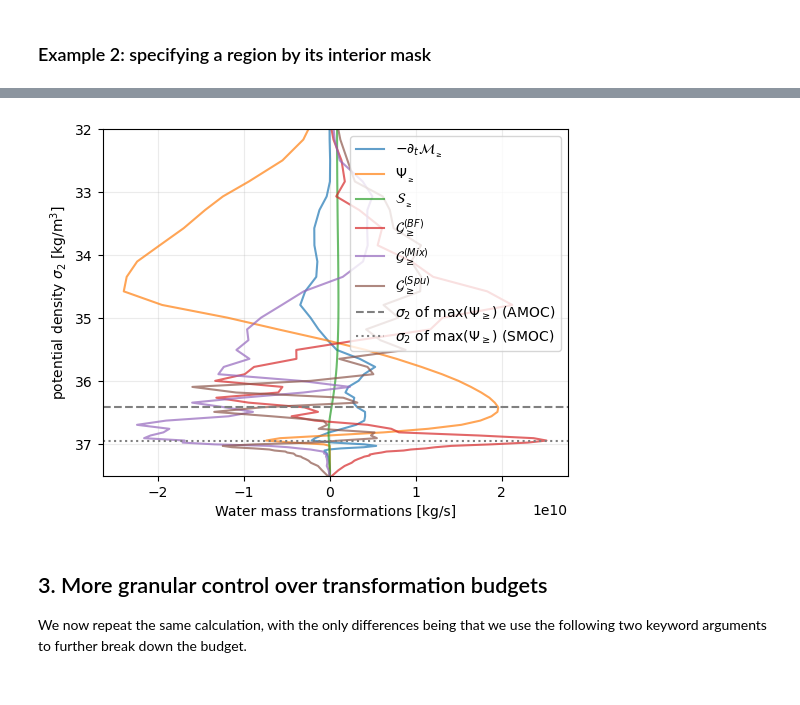
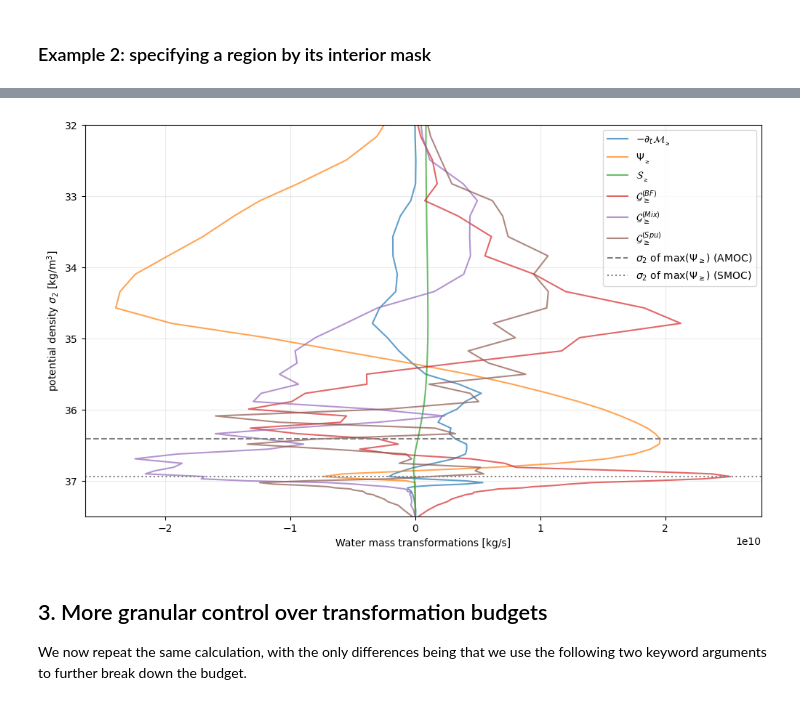
Before and after one commit to hdrake/xwmb_examples, a Jupyter notebook: examples/MOM6_global.ipynb, the cells around one changed output, grey strips where cells are left out. Saved outputs shown, nothing was run; the diff lists cells and outputs as text; code cells hidden in the pictures.

```diff
--- a/examples/MOM6_global.ipynb
+++ b/examples/MOM6_global.ipynb
@@ -272,29 +271,29 @@ with warnings.catch_warnings():
     wmt = wmb.wmt.squeeze()
     wmt.load()
 # %%
-plt.figure(figsize=(6,4.5))
+plt.figure(figsize=(12,7))
 
 kwargs = {"alpha":0.7, "lw":1.5}
 
 plt.plot(-wmt.mass_tendency,                wmt.sigma2_l_target, label=r"$-\partial_{t} \mathcal{M}_{_{\geq}}$",**kwargs)
 plt.plot( wmt.convergent_mass_transport,    wmt.sigma2_l_target, label=r"$\Psi_{_{\geq}}$",                   **kwargs)
 plt.plot( wmt.mass_source,                  wmt.sigma2_l_target, label=r"$\mathcal{S}_{_{\geq}}$",            **kwargs)
 plt.plot( wmt.boundary_fluxes,              wmt.sigma2_l_target, label=r"$\mathcal{G}^{(BF)}_{\geq}$",      **kwargs)
 plt.plot( wmt.diffusion,                    wmt.sigma2_l_target, label=r"$\mathcal{G}^{(Mix)}_{\geq}$",     **kwargs)
 plt.plot( wmt.spurious_numerical_mixing,    wmt.sigma2_l_target, label=r"$\mathcal{G}^{(Spu)}_{\geq}$", **kwargs)
 sigma2_amoc = wmt.convergent_mass_transport.idxmax().compute()
 sigma2_smoc = wmt.convergent_mass_transport.sel(sigma2_l_target=slice(sigma2_amoc, None)).idxmin().compute()
 plt.axhline(sigma2_amoc, color="grey", linestyle="dashed", label="$\sigma_{2}$ of $\max(\Psi_{\geq})$ (AMOC)")
 plt.axhline(sigma2_smoc, color="grey", linestyle="dotted", label="$\sigma_{2}$ of $\max(\Psi_{\geq})$ (SMOC)")
 
 
 plt.legend(loc="upper right")
 plt.grid(True, alpha=0.25)
 plt.ylabel(r"potential density $\sigma_{2}$ [kg/m$^{3}$]");
 plt.xlabel("Water mass transformations [kg/s]")
 plt.ylim(37.5, 32);
 # %% [output]
-[figure, old version]
+[figure, new version]
 # %% [markdown]
 ## 3. More granular control over transformation budgets
 
```
Also changed, not shown: parts of 7 cells of this notebook.
